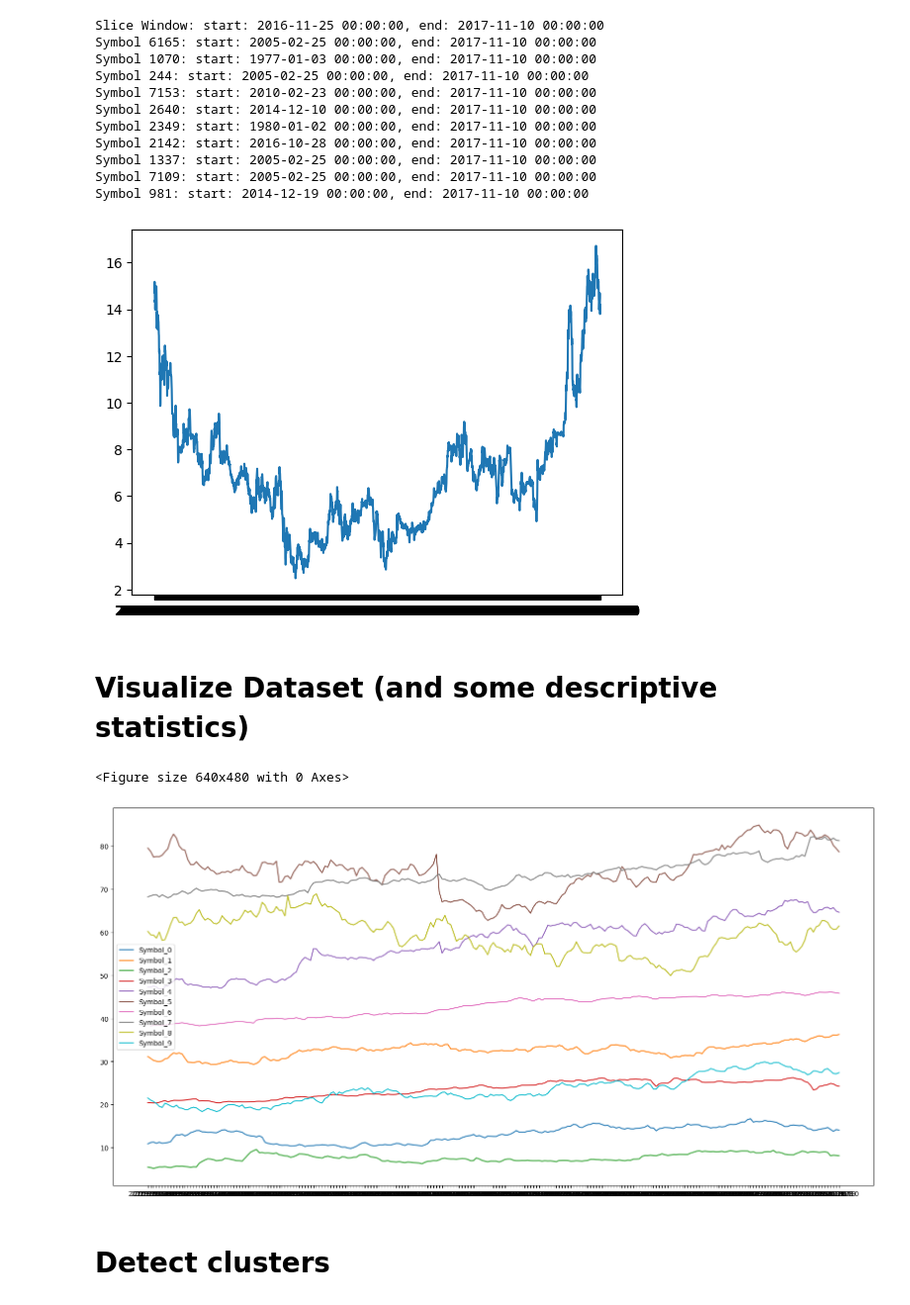
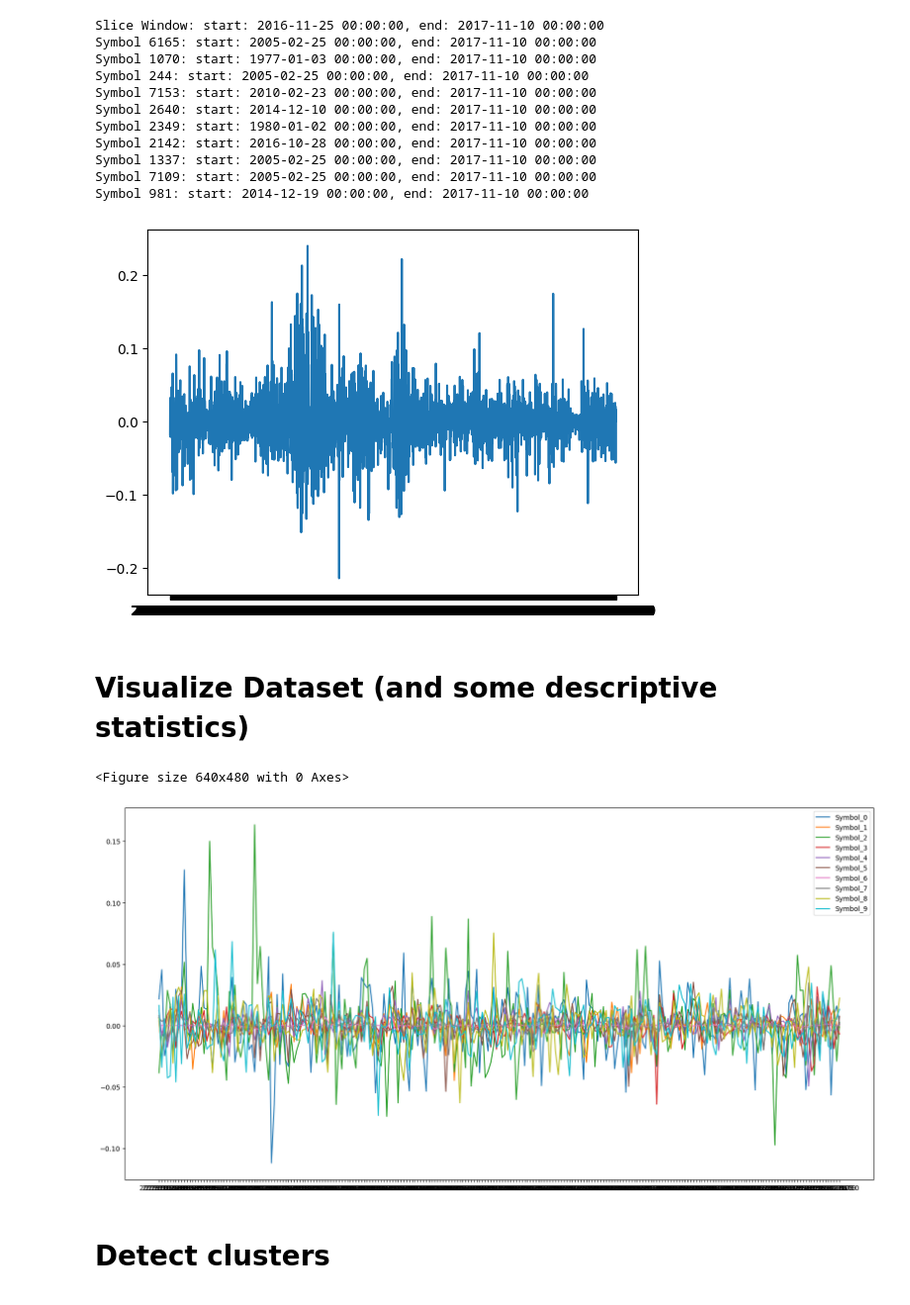
Before and after one commit to chtinnes/trend-detection, a Jupyter notebook: notebooks/playground.ipynb, the cells around one changed output. Shown at 99% size. Saved outputs shown, nothing was run; the diff lists cells and outputs as text; code cells hidden in the pictures.

```diff
--- a/notebooks/playground.ipynb
+++ b/notebooks/playground.ipynb
@@ -65,8 +64,13 @@ Skipping ehr.us.txt
 # 4	1970-01-08	2.2342	2.2342	2.2139	2.2139	66669	0
 
 # for all symbols compute the average price (high + low) / 2 and add as column
+# for df in symbols:
+#     df['AvgPrice'] = (df['High'] + df['Low']) / 2
+
+# define the target signal
+target_signal_name = 'target_signal'
 for df in symbols:
-    df['AvgPrice'] = (df['High'] + df['Low']) / 2
+    df[target_signal_name] = (df['Close'] - df['Open']) / df['Open']
 
 # compute a common "time index" by finding first and last date and then map all dates to a number
 first_date = min([min(df['Date']) for df in symbols])
@@ -81,7 +85,7 @@ for idx, date in enumerate(pandas.date_range(first_date, last_date)):
 
 # drop all columns but the  Date and AvgPrice columns
 all_columns = df.columns
-columns_to_keep = ['Date', 'AvgPrice']
+columns_to_keep = ['Date', target_signal_name]
 columns_to_drop = [col for col in all_columns if col not in columns_to_keep]
 
 
@@ -159,10 +159,10 @@ Symbol 981: start: 2014-12-19 00:00:00, end: 2017-11-10 00:00:00
 # %%
 # plot symbol 6165
 symbol = symbols[6165]
-plt.plot(symbol['Date'], symbol[f'AvgPrice'], label=f'Symbol_{idx}')
+plt.plot(symbol['Date'], symbol[target_signal_name], label=f'Symbol_{idx}')
 plt.show()
 # %% [output]
-[figure, old version]
+[figure, new version]
 # %% [markdown]
 # Visualize Dataset (and some descriptive statistics)
 # %%
@@ -177,18 +177,18 @@ plt.figure(figsize=(20, 10))
 
 # randomly select 10 symbols
 random.seed(42)
-symbols_selected_idx = random.sample(slice_availability[slice_idx], 10)
+selected_symbols_idx = random.sample(slice_availability[slice_idx], 10)
 
-for idx, symbol_to_plot in enumerate(symbols_selected_idx):
+for idx, symbol_to_plot in enumerate(selected_symbols_idx):
     symbol = symbols[symbol_to_plot]
     # slice to the selected slice
     symbol = symbol[(symbol['timeindex'] >= slices[slice_idx][0]) & (symbol['timeindex'] <= slices[slice_idx][1])]
     # use the Date as x-axis and the AvgPrice as y-axis
-    plt.plot(symbol['Date'], symbol[f'AvgPrice'], label=f'Symbol_{idx}')
+    plt.plot(symbol['Date'], symbol[target_signal_name], label=f'Symbol_{idx}')
 plt.legend()
 plt.show()
 # %% [output]
 <Figure size 640x480 with 0 Axes>
-[figure, old version]
+[figure, new version]
 # %% [markdown]
 # Detect clusters
```
Also changed, not shown: parts of 10 cells of this notebook, 1 other file.
